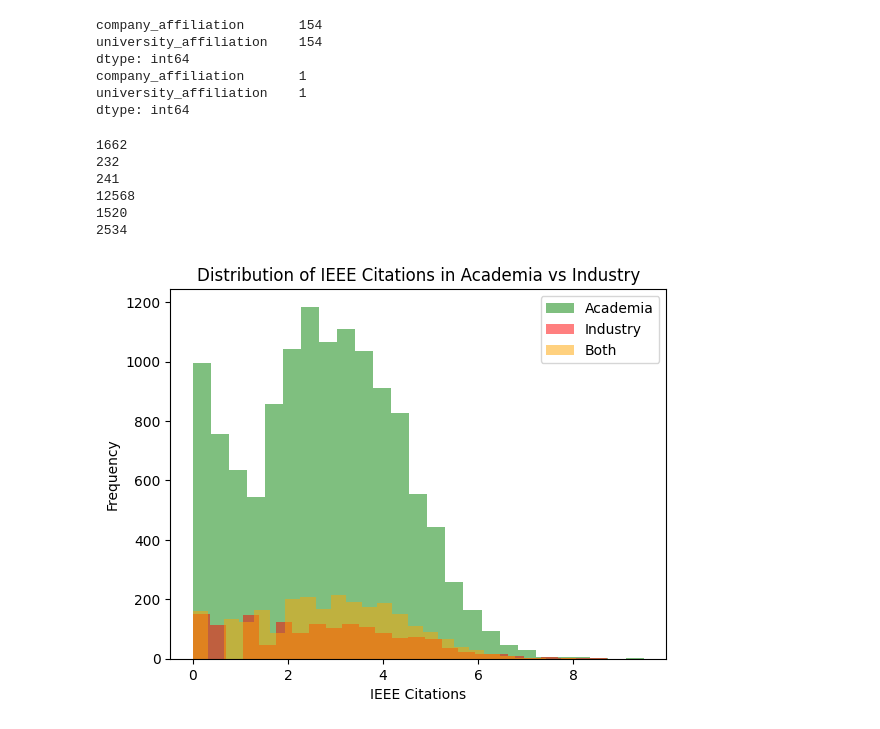
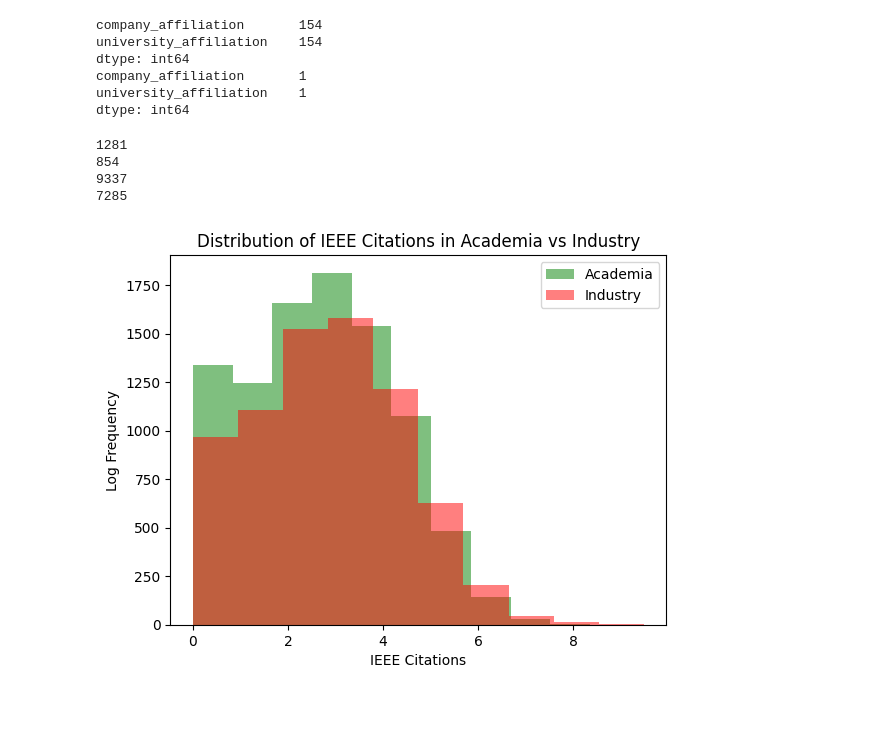
Before and after one commit to mervekocabas/Data_Literacy, a Jupyter notebook: notebooks/statistical_testing.ipynb, the cells around one changed output. Saved outputs shown, nothing was run; the diff lists cells and outputs as text; code cells hidden in the pictures.

```diff
--- a/notebooks/statistical_testing.ipynb
+++ b/notebooks/statistical_testing.ipynb
@@ -52,37 +52,35 @@ merged_data['academia_score'] = merged_data['university_affiliation'] / 100
 merged_data['industry_score'] = merged_data['company_affiliation'] / 100
 
 # Now, for each paper, we can combine these scores into a single academic vs. industry classification
-academia_citations = merged_data[merged_data['academia_score'] > 0.5]['ieee_citations']
-industry_citations = merged_data[merged_data['industry_score'] > 0.5]['ieee_citations']
-both_citations = merged_data[(merged_data['academia_score'] == 0.5) & (merged_data['industry_score'] == 0.5)]['ieee_citations']
+academia_citations = merged_data[merged_data['academia_score'] == 1]['ieee_citations']
+industry_citations = merged_data[merged_data['industry_score'] > 0]['ieee_citations']
+# both_citations = merged_data[(merged_data['academia_score'] == 0.5) & (merged_data['industry_score'] == 0.5)]['ieee_citations']
 # %%
 print(academia_citations.isna().sum())  # Check for NaN values in academia citations
 print(industry_citations.isna().sum())  # Check for NaN values in industry citations
-print(both_citations.isna().sum())      # Check for NaN values in both citations
+# print(both_citations.isna().sum())      # Check for NaN values in both citations
 
 academia_citations = academia_citations.dropna()
 industry_citations = industry_citations.dropna()
-both_citations = both_citations.dropna()
+# both_citations = both_citations.dropna()
 
 print(len(academia_citations))  # Number of samples in academia group
 print(len(industry_citations))  # Number of samples in industry group
-print(len(both_citations))     # Number of samples in both group
+# print(len(both_citations))     # Number of samples in both group
 # %% [output]
-1662
-232
-241
-12568
-1520
-2534
+1281
+854
+9337
+7285
 # %%
-plt.hist(np.log(academia_citations), bins=25, alpha=0.5, label='Academia', color='green')
-plt.hist(np.log(industry_citations), bins=25, alpha=0.5, label='Industry', color='red')
-plt.hist(np.log(both_citations), bins=25, alpha=0.5, label='Both', color='orange')
+plt.hist(np.log(academia_citations), alpha=0.5, label='Academia', color='green')
+plt.hist(np.log(industry_citations), alpha=0.5, label='Industry', color='red')
+# plt.hist(np.log(both_citations), bins=25, alpha=0.5, label='Both', color='orange')
 
 plt.legend(loc='best')
 plt.xlabel('IEEE Citations')
-plt.ylabel('Frequency')
+plt.ylabel('Log Frequency')
 plt.title('Distribution of IEEE Citations in Academia vs Industry')
 plt.show()
 # %% [output]
-[figure, old version]
+[figure, new version]
```
Also changed, not shown: parts of 5 cells of this notebook.
